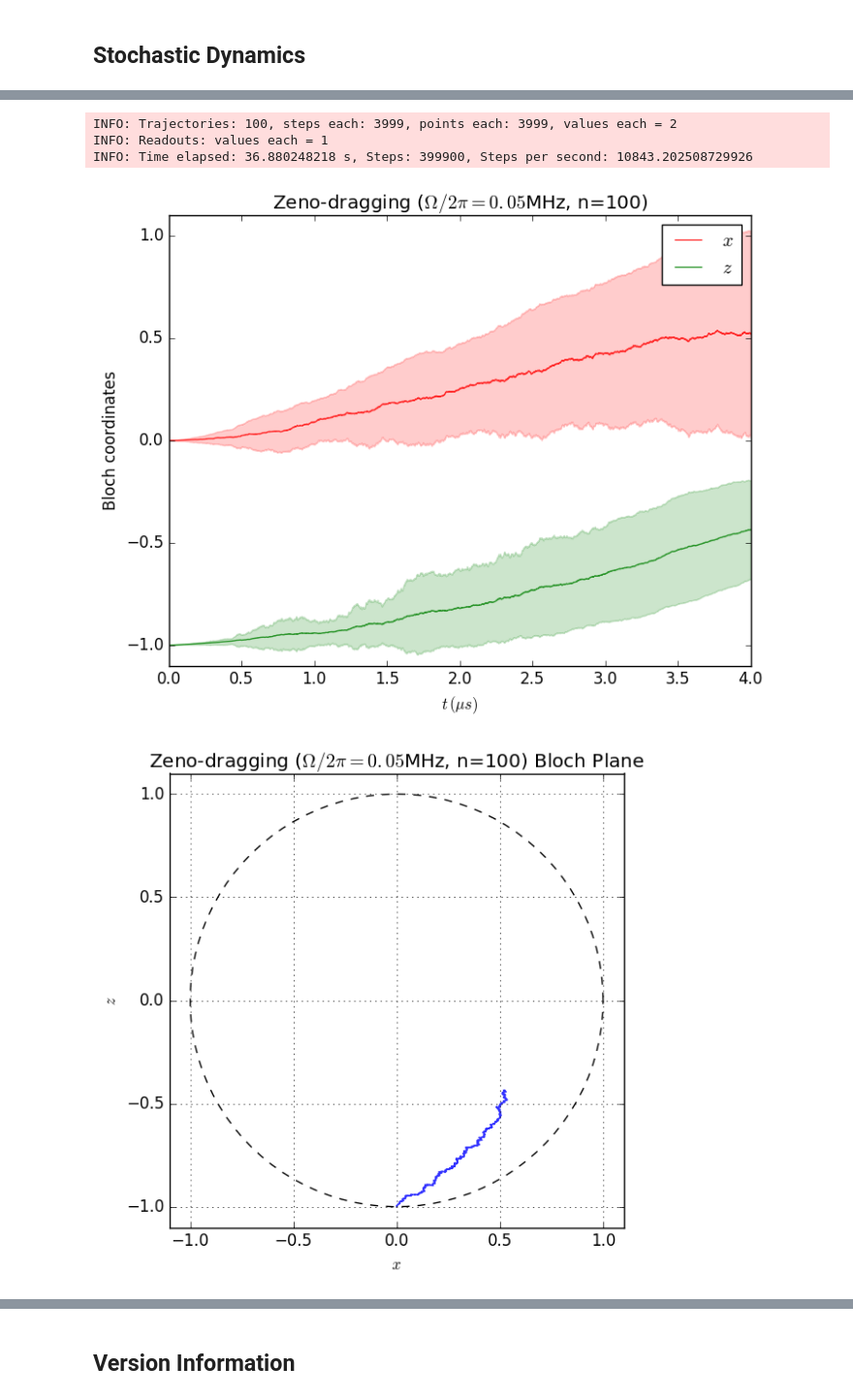
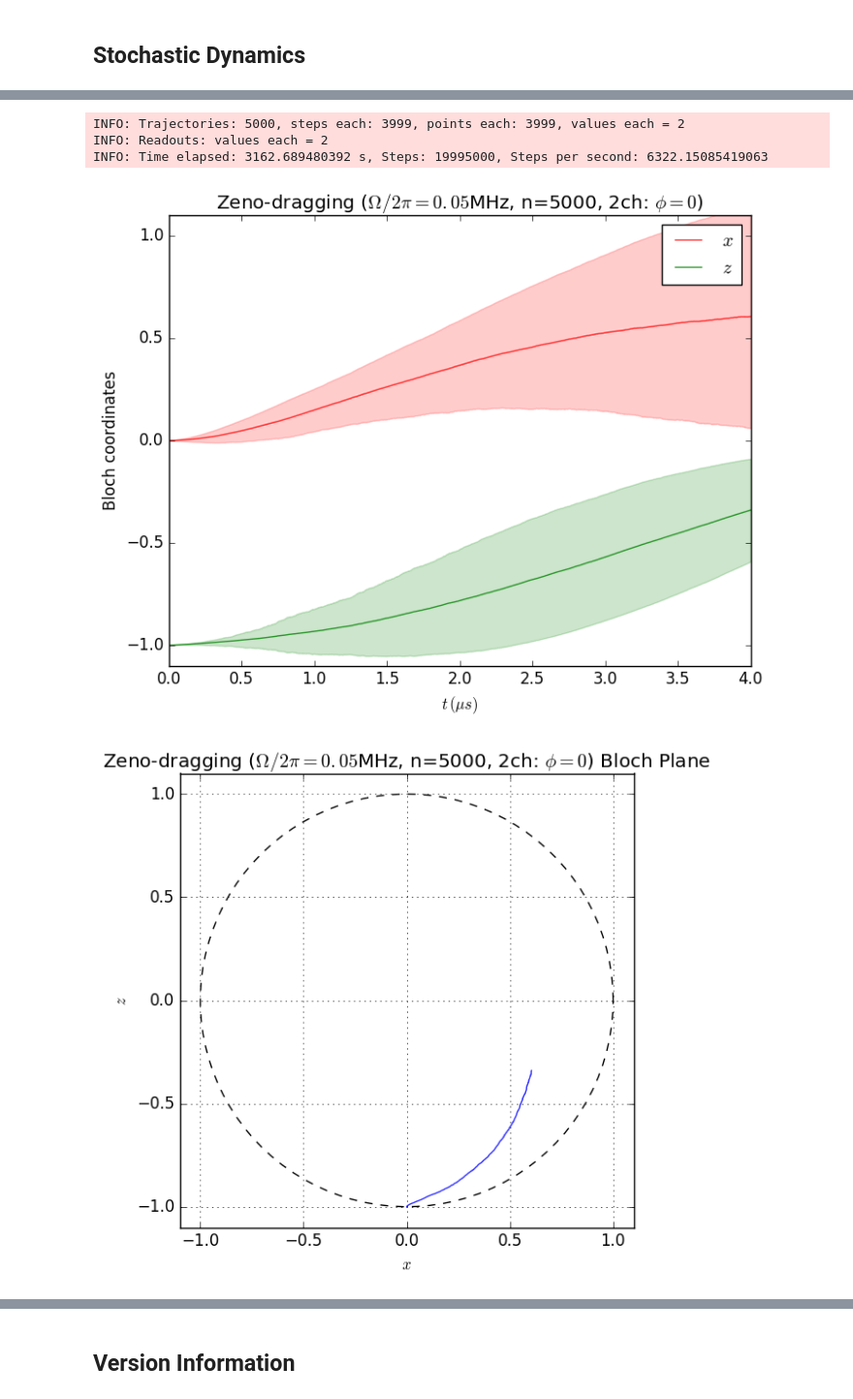
Before and after one commit to justindressel/QuantumBayesian.jl, a Jupyter notebook: notebooks/ZenoDragging.ipynb, the cells around one changed output, grey strips where cells are left out. Shown at 97% size. Cells and saved outputs as stored; diff of their text form; code cells hidden in the pictures.

Commit message:
Updated Zeno-dragging notebook

```diff
--- a/notebooks/ZenoDragging.ipynb
+++ b/notebooks/ZenoDragging.ipynb
@@ -243,15 +291,15 @@ plot_solution([map(mean, sols)], bloch=false, blochplane=false, readout=true, pl
 # %%
 # Ensemble size, for easy tunability
-ntraj = 100;
+ntraj = 5000;
 # %%
-sols = ensemble_realization(2π*0.05, n=ntraj, T=(0.0, 4.0));
+sols = ensemble_realization(2π*0.05, n=ntraj, T=(0.0, 4.0), ch2=true);
 # %% [output]
-INFO: Trajectories: 100, steps each: 3999, points each: 3999, values each = 2
-INFO: Readouts: values each = 1
-INFO: Time elapsed: 36.880248218 s, Steps: 399900, Steps per second: 10843.202508729926
+INFO: Trajectories: 5000, steps each: 3999, points each: 3999, values each = 2
+INFO: Readouts: values each = 2
+INFO: Time elapsed: 3162.689480392 s, Steps: 19995000, Steps per second: 6322.15085419063
 # %%
-plot_solution([map(mean, sols)], stds=map(std, sols), plot_title=latexstring("Zeno-dragging (\$\\Omega/2\\pi = 0.05\$MHz, n=$ntraj)"))
-plot_solution([map(mean, sols)], bloch=false, blochplane=false, readout=true, plot_title=latexstring("Zeno-dragging (\$\\Omega/2\\pi = 0.05\$MHz, n=$ntraj)"))
+plot_solution([map(mean, sols)], stds=map(std, sols), plot_title=latexstring("Zeno-dragging (\$\\Omega/2\\pi = 0.05\$MHz, n=$ntraj, 2ch: \$\\phi=0\$)"))
+plot_solution([map(mean, sols)], bloch=false, blochplane=false, readout=true, ch2=true, plot_title=latexstring("Zeno-dragging (\$\\Omega/2\\pi = 0.05\$MHz, n=$ntraj), 2ch: \$\\phi=0\$)"))
 # %% [output]
-[figure, old version]
+[figure, new version]
-[figure, old version]
+[figure, new version]
```
Also changed, not shown: parts of 34 cells of this notebook.
